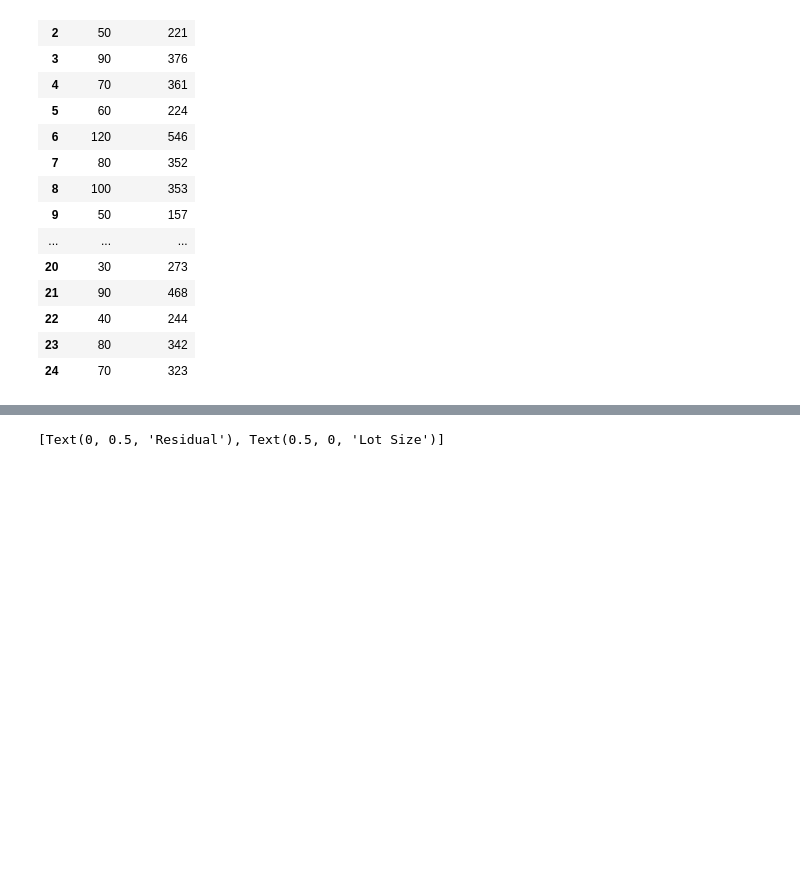
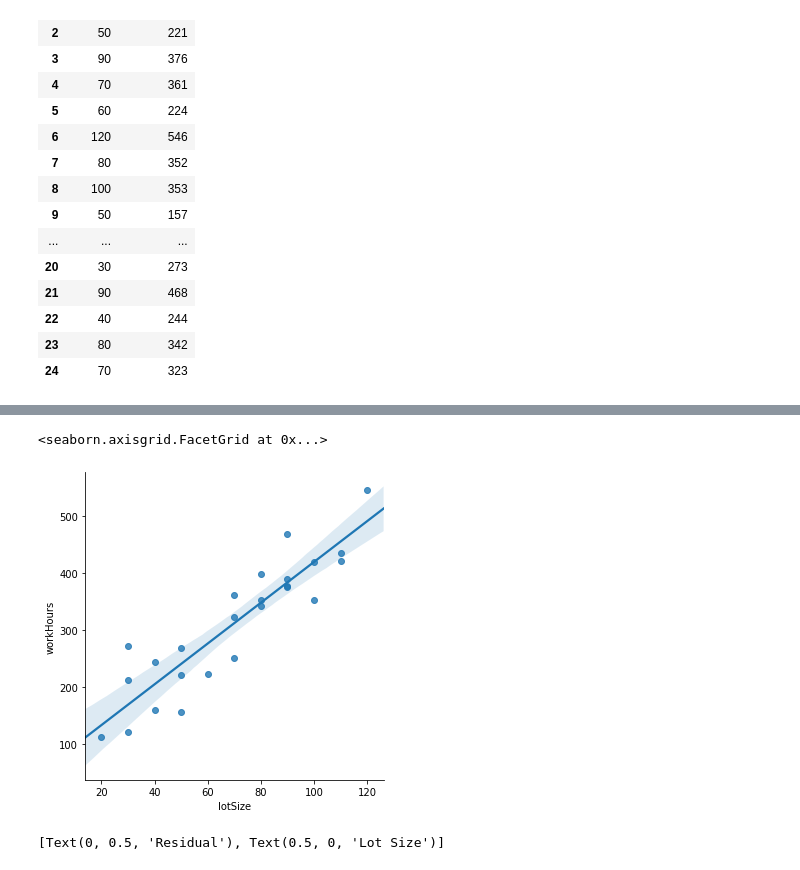
Before and after one commit to USF-CS-663-Spring-2020/lab-05-regression-CSWang2019, a Jupyter notebook: lab05-regression.ipynb, the cells around one changed output, grey strips where cells are left out. Saved outputs shown, nothing was run; the diff lists cells and outputs as text; code cells hidden in the pictures; blank space fills up the shorter version.

```diff
--- a/lab05-regression.ipynb
+++ b/lab05-regression.ipynb
@@ -31 +35,9 @@ plt.scatter(df['workHours'], df['lotSize'])
+# %%
+import seaborn as sns
+sns.lmplot (x = 'lotSize', y = 'workHours', data = df)
+
+# draw the regression line
+# %% [output]
+<seaborn.axisgrid.FacetGrid at 0x...>
+[figure, added]
 # %%
```
Also changed, not shown: parts of 10 cells of this notebook.
